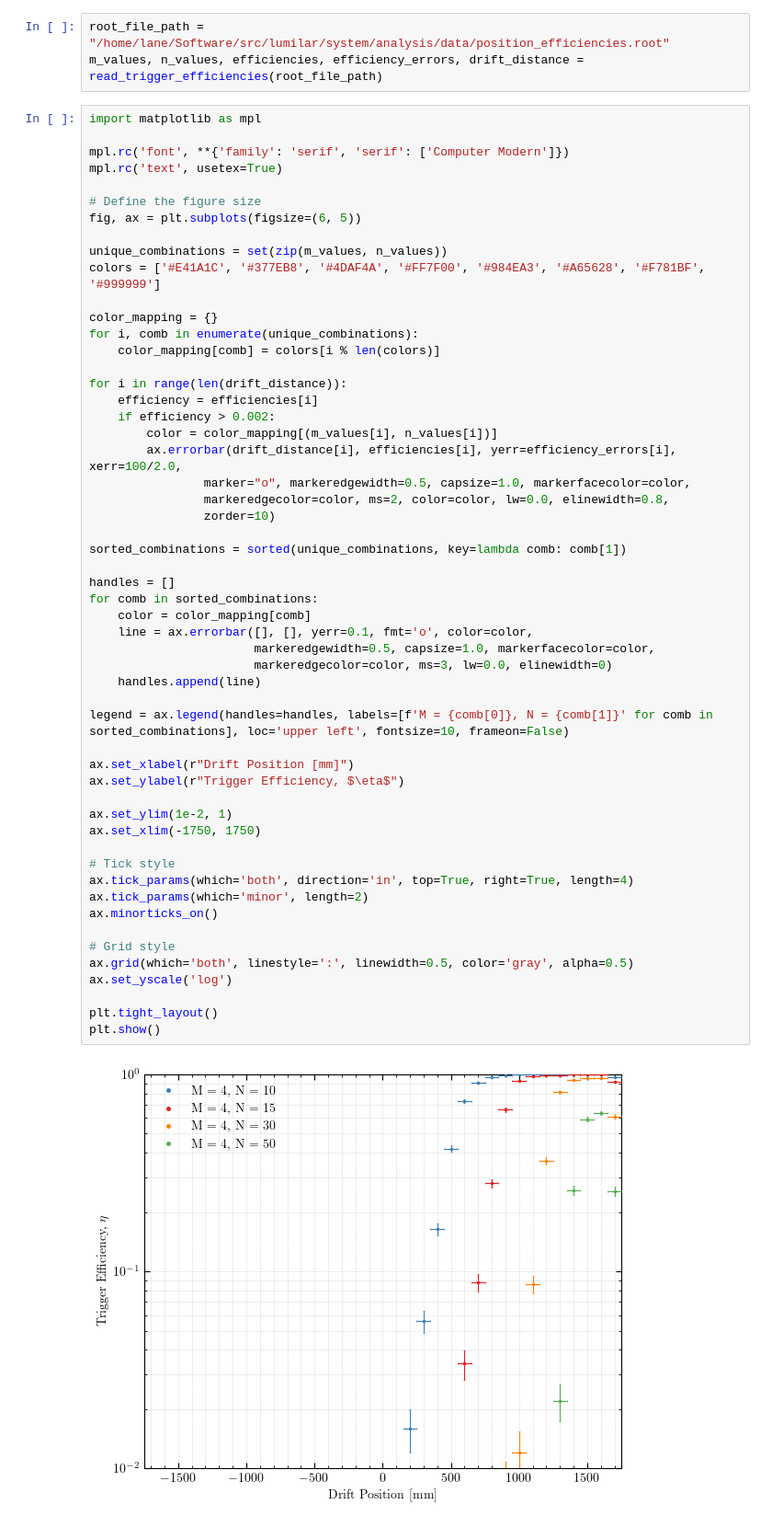
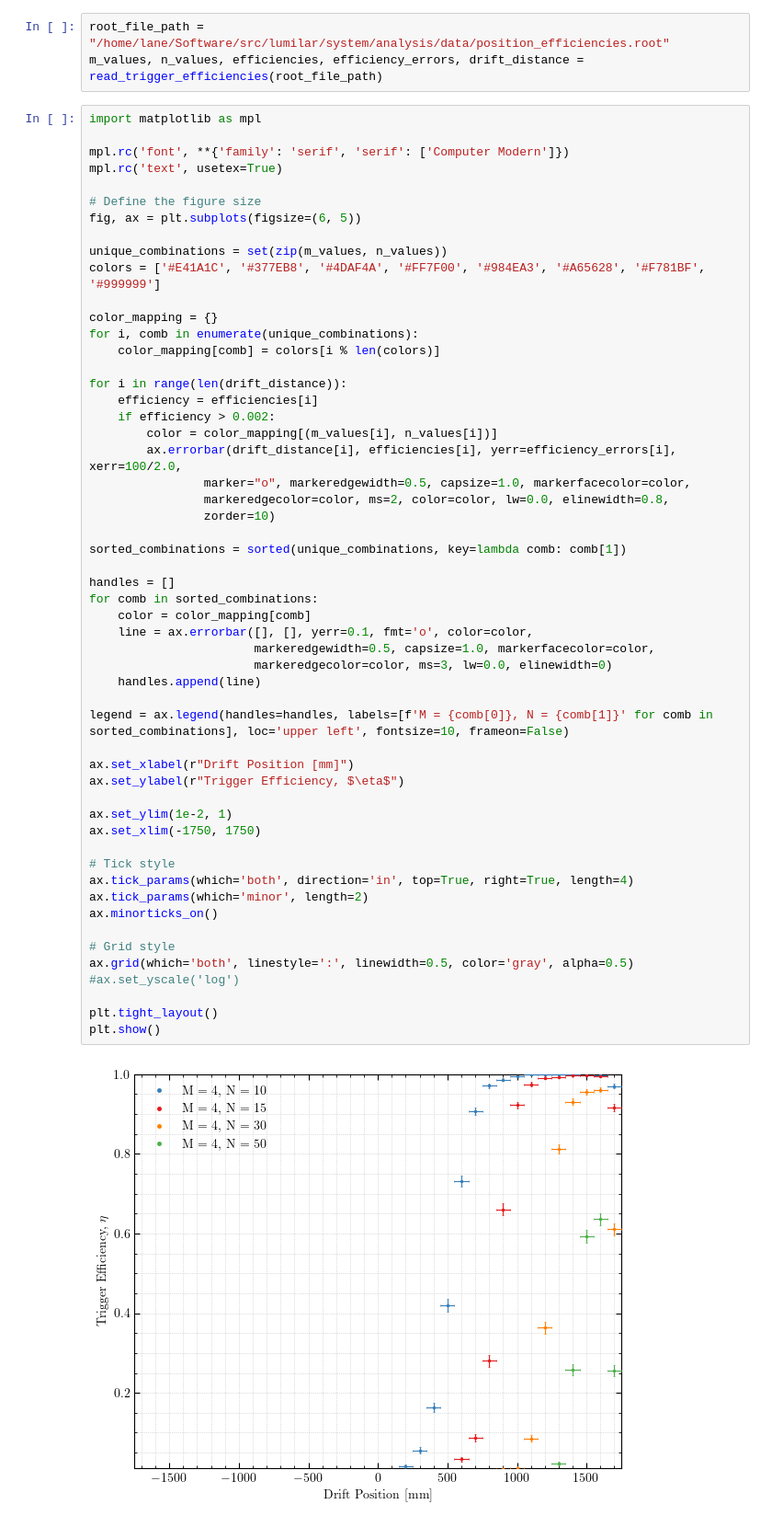
Before and after one commit to njlane314/lumilar, a Jupyter notebook: system/analysis/position_efficiency.ipynb, the cells around one changed output. Shown at 92% size. Drawn from its saved outputs; the diff is of its cells as text.

```diff
--- a/system/analysis/position_efficiency.ipynb
+++ b/system/analysis/position_efficiency.ipynb
@@ -50,32 +50,32 @@ for i in range(len(drift_distance)):
 
 sorted_combinations = sorted(unique_combinations, key=lambda comb: comb[1])
 
 handles = []
 for comb in sorted_combinations:
     color = color_mapping[comb]
     line = ax.errorbar([], [], yerr=0.1, fmt='o', color=color,
                        markeredgewidth=0.5, capsize=1.0, markerfacecolor=color,
                        markeredgecolor=color, ms=3, lw=0.0, elinewidth=0)
     handles.append(line)
 
 legend = ax.legend(handles=handles, labels=[f'M = {comb[0]}, N = {comb[1]}' for comb in sorted_combinations], loc='upper left', fontsize=10, frameon=False)
 
 ax.set_xlabel(r"Drift Position [mm]")
 ax.set_ylabel(r"Trigger Efficiency, $\eta$")
 
 ax.set_ylim(1e-2, 1)
 ax.set_xlim(-1750, 1750)
 
 # Tick style
 ax.tick_params(which='both', direction='in', top=True, right=True, length=4)
 ax.tick_params(which='minor', length=2)
 ax.minorticks_on()
 
 # Grid style
 ax.grid(which='both', linestyle=':', linewidth=0.5, color='gray', alpha=0.5)
-ax.set_yscale('log')
+#ax.set_yscale('log')
 
 plt.tight_layout()
 plt.show()
 # %% [output]
-[figure, old version]
+[figure, new version]
```
Also changed, not shown: 24 other files.
